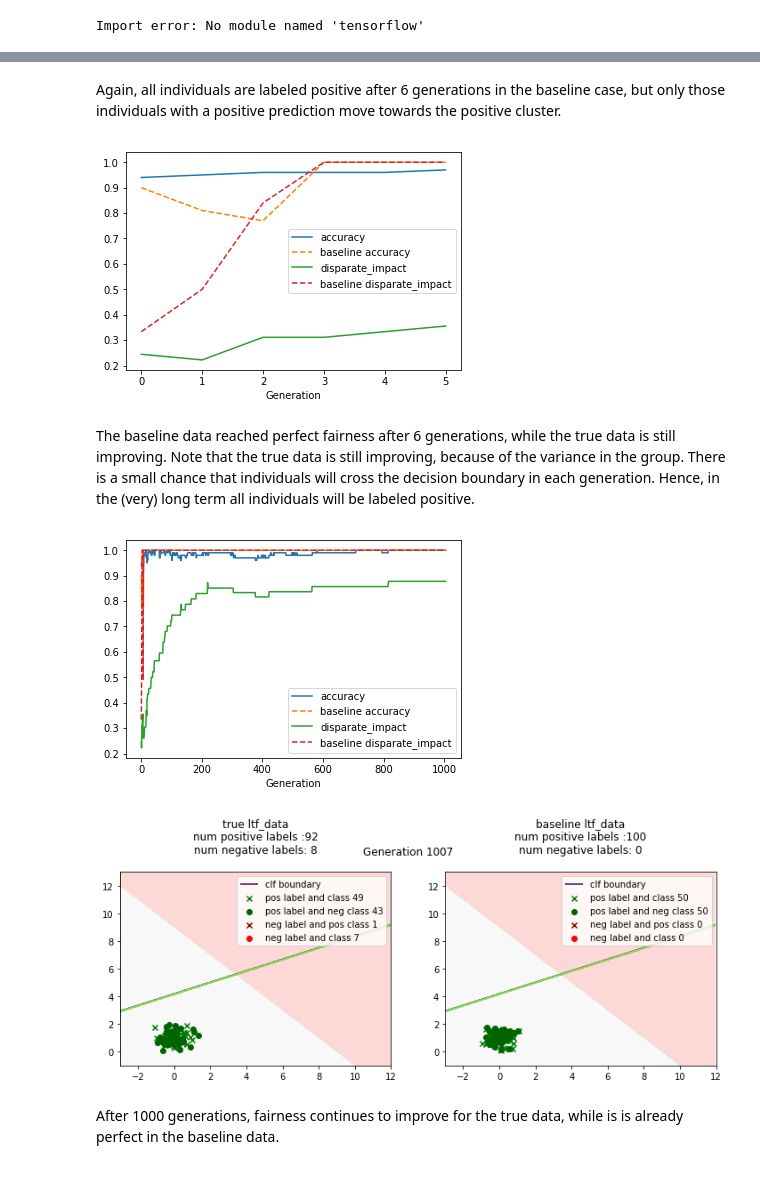
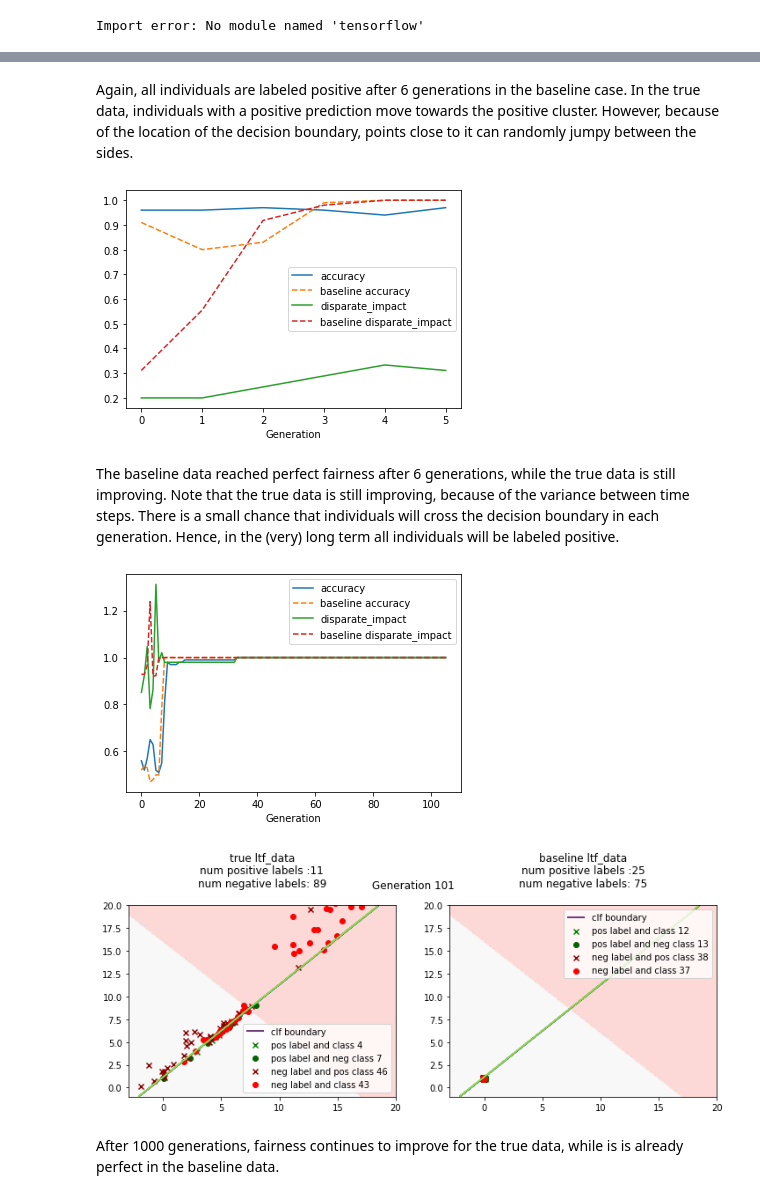
Before and after one commit to danilobr94/dynamic-aif-framework, a Jupyter notebook: examples/2_2_individual_data_generation.ipynb, the cells around one changed output, grey strips where cells are left out. Saved outputs shown, nothing was run; the diff lists cells and outputs as text; code cells hidden in the pictures.

```diff
--- a/examples/2_2_individual_data_generation.ipynb
+++ b/examples/2_2_individual_data_generation.ipynb
@@ -46,7 +48,7 @@ generator = IndDataGen(mean_pos=[0, 1],
 metric = AifLongTermMetric()
 # %%
 # The clf.
-clf = CLF(LinearSVC())
+clf = CLF()
 # %%
 # The ltf plot generator.
 l = LongTermFairnessPlot(generator, clf, metric.metric, x_lim=[-3, 12], y_lim=[-1, 13])
@@ -100,7 +83,0 @@ Logistic regression learns another decision boundary further away from the true
-# %%
-# Run 6 generations using logistic regression and plot results.
-for i in range(6):
-    l.run_generation()
-    l.run_baseline_generation()
-
-l.plot_ltf()
@@ -126,8 +101,9 @@ class FairCLF:
 # %%
 # Initilaize experiment and plot the first generation.
 clf = FairCLF()
+# clf = AifLongTermPrediction(AccurateDisparateImpact())
 
-l = LongTermFairnessPlot(generator, clf, metric.metric, x_lim=[-3, 12], y_lim=[-1, 13])
+l = LongTermFairnessPlot(generator, clf, metric.metric, x_lim=[-3, 13], y_lim=[-1, 13])
 
 l.init_data()
 l.plot_generation()
@@ -147,23 +123,23 @@ for i in range(6):
 # %% [markdown]
-Again, all individuals are labeled positive after 6 generations in the baseline case, but only those individuals with a positive prediction move towards the positive cluster.
+Again, all individuals are labeled positive after 6 generations in the baseline case. In the true data, individuals with a positive prediction move towards the positive cluster. However, because of the location of the decision boundary, points close to it can randomly jumpy between the sides.
 # %%
 # Plot metrics over the 6 generations.
 l.plot_ltf(metric._metrics)
 # %% [output]
-[figure, old version]
+[figure, new version]
 # %% [markdown]
-The baseline data reached perfect fairness after 6 generations, while the true data is still improving. Note that the true data is still improving, because of the variance in the group. There is a small chance that individuals will cross the decision boundary in each generation. Hence, in the (very) long term all individuals will be labeled positive.
+The baseline data reached perfect fairness after 6 generations, while the true data is still improving. Note that the true data is still improving, because of the variance between time steps. There is a small chance that individuals will cross the decision boundary in each generation. Hence, in the (very) long term all individuals will be labeled positive.
 # %%
 # Repeat the simulation for another 1000 generations.
-l.run(1000)
+l.run(100)
 l.plot_ltf(metric._metrics)
 # %% [output]
-[figure, old version]
+[figure, new version]
 # %%
-# Plot the data after 1000 generations.
+# Plot the data after 100 generations.
 l.plot_generation()
 # %% [output]
-[figure, old version]
+[figure, new version]
 # %% [markdown]
 After 1000 generations, fairness continues to improve for the true data, while is is already perfect in the baseline data.
 # %% [markdown]
```
Also changed, not shown: parts of 25 cells of this notebook, 4 other files.
